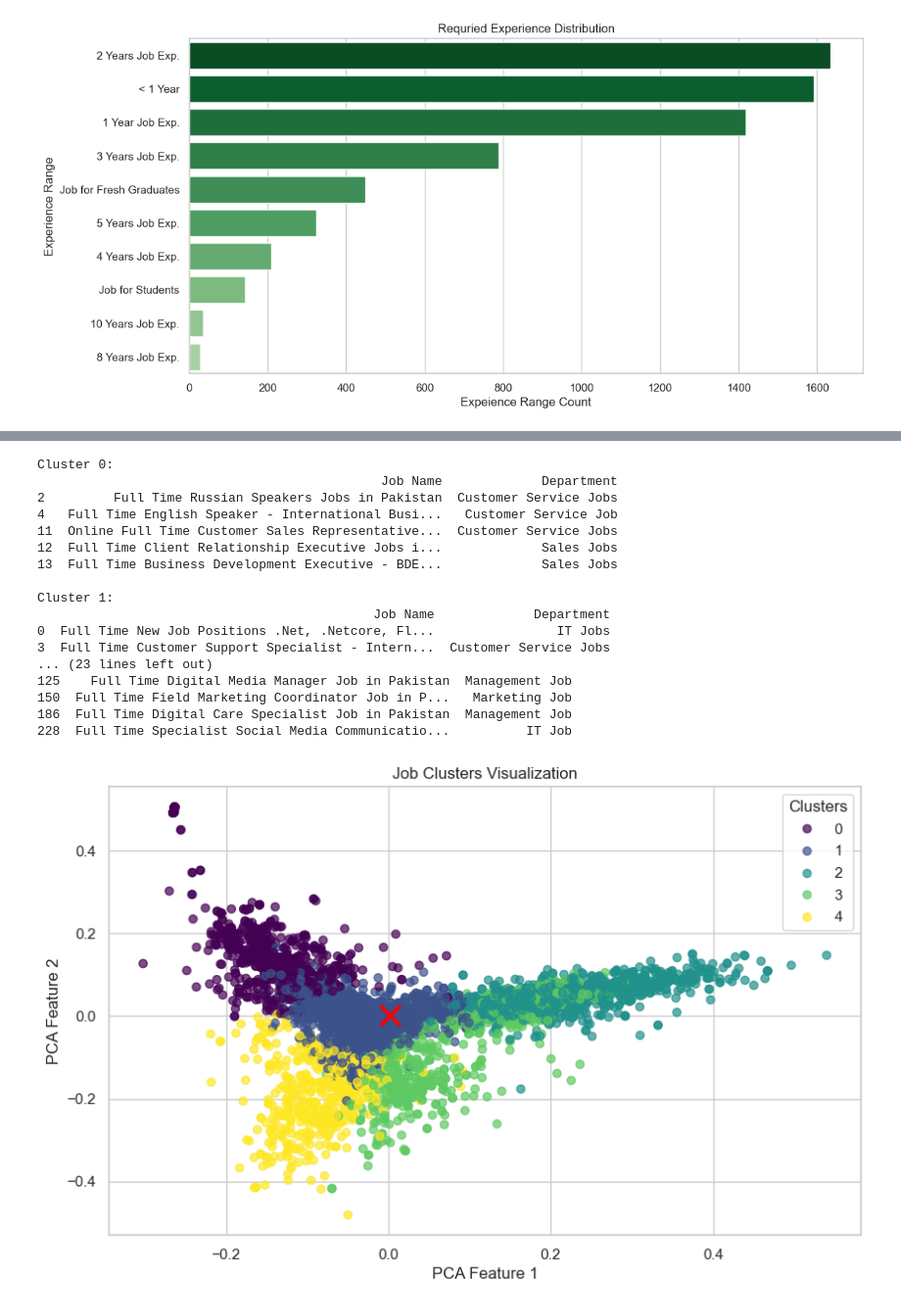
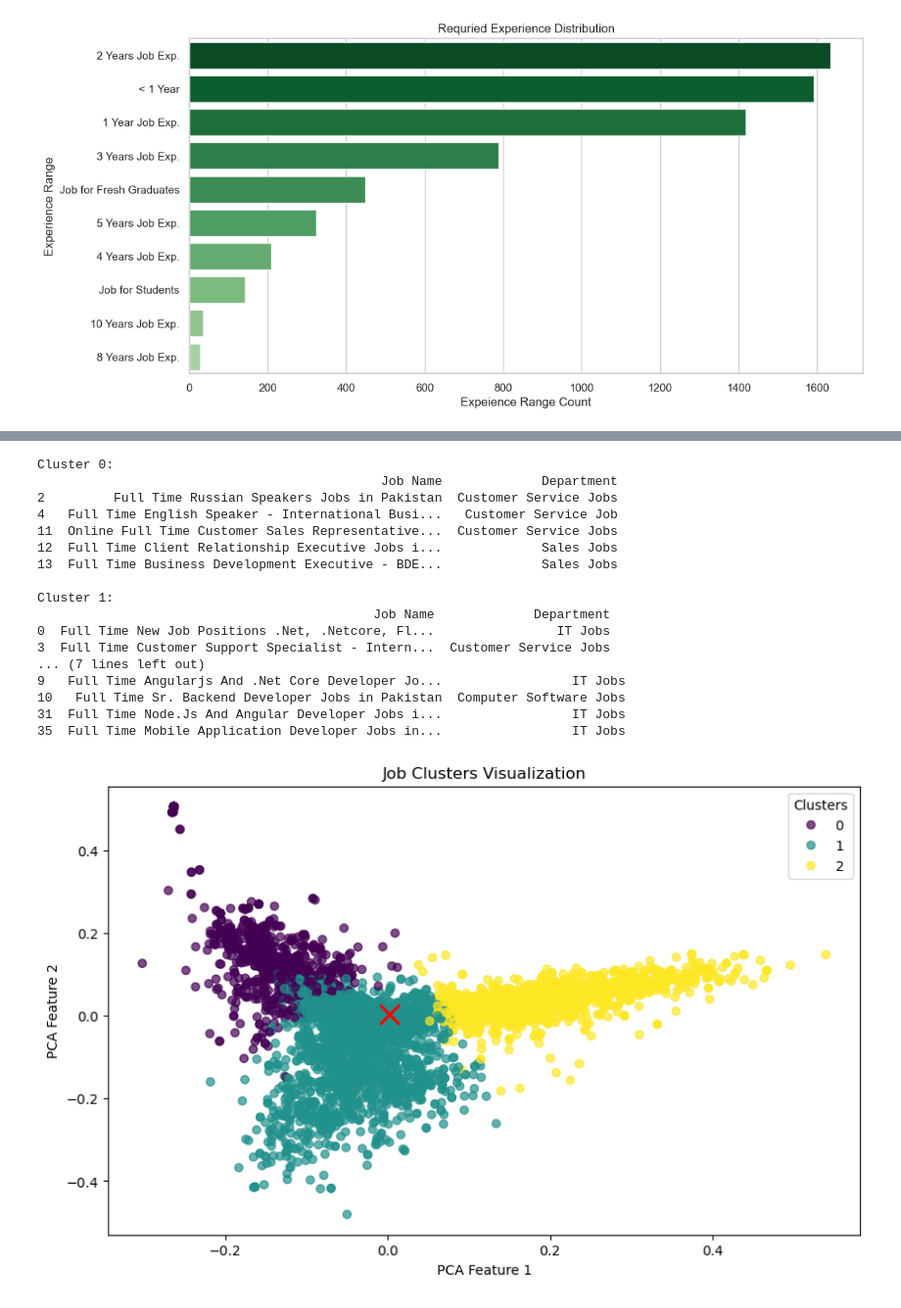
Before and after one commit to hassansultankhan/KMean_machineLearning, a Jupyter notebook: Pakistan_jobs (improved).ipynb, the cells around one changed output, grey strips where cells are left out. Shown: that part at 98% size. Cells and saved outputs as stored; diff of their text form; code cells hidden in the pictures.

```diff
--- a/Pakistan_jobs (improved).ipynb
+++ b/Pakistan_jobs (improved).ipynb
@@ -294,23 +272,0 @@ plt.show()
-# %%
-job_titles = ['Manager','Officer','Developer','Engineer','Specialist','Executive','Analyst','Consultant','Assistant','Coordinator']
-
-job_title_series = {role: df[df['Job Name'].str.contains(role, case=False, na=False)]['YearMonth'].value_counts().sort_index() for role in job_titles}
-df_time_series_roles = pd.DataFrame(job_title_series).fillna(0)
-
-plt.figure(figsize=(15, 8))
-colors = plt.get_cmap('tab10')  # Colormap
-
-for i, role in enumerate(job_titles):  # Use enumerate() here
-    plt.plot(df_time_series_roles.index.to_timestamp(),
-             df_time_series_roles[role],
-             label=role,
-             marker='o',
-             color=colors(i % 10))  # Correct way to assign colors
-
-
-plt.title('Popularity of Job Roles Over Time')
-plt.xlabel('Date (Year-Month)')
-plt.ylabel('Number of Job Postings')
-plt.legend()
-plt.xticks(rotation=45)
-plt.show()
@@ -399,57 +318,56 @@ from sklearn.feature_extraction.text import TfidfVectorizer  # Converts text int
 from sklearn.cluster import KMeans  # Clustering model
 from sklearn.decomposition import PCA  # Dimensionality reduction for visualization
 
-# Step 1: Load the dataset
-df = pd.read_csv("Jobs.csv")  # Replace with your actual file
+df = pd.read_csv("Jobs.csv")
 
-# Step 2: Combine relevant text columns
+
 df['text'] = df['Job Name'].fillna('') + ' ' + df['JD'].fillna('')
 
-# Step 3: Convert text data into numerical vectors using TF-IDF
 vectorizer = TfidfVectorizer(stop_words='english', max_features=5000)
 X = vectorizer.fit_transform(df['text'])
 
-# Step 4: Apply K-Means Clustering
-num_clusters = 5
+#Apply K-Means Clustering
+num_clusters = 3
 kmeans = KMeans(n_clusters=num_clusters, random_state=42)
 df['Cluster'] = kmeans.fit_predict(X)
 
-# Step 5: Print sample jobs from each cluster
+# jobs from each cluster
 for i in range(num_clusters):
     print(f"\nCluster {i}:")
     print(df[df['Cluster'] == i][['Job Name', 'Department']].head(5))  # Show 5 sample jobs
 
-# Step 6: Reduce dimensions to 2D for visualization
+# Reduce dimensions to 2D for visualization, this is used when there is huge amount of data within a cluster and requires 3D to 2D reduction.
 pca = PCA(n_components=2)
-X_pca = pca.fit_transform(X.toarray())  # Convert sparse matrix to dense before PCA
+X_pca = pca.fit_transform(X.toarray())  # Principal Component Analysis (PCA) is a technique used to reduce the number of features (dimensions) in data while keeping the most important information.
+# PCA is a complex topic, i just use it as required. dont have complete understanding of it
 
-# Step 7: Scatter plot of clusters
+# Scatter plot of clusters
 plt.figure(figsize=(10, 6))
 scatter = plt.scatter(X_pca[:, 0], X_pca[:, 1], c=df['Cluster'], cmap='viridis', alpha=0.7)
 plt.scatter(kmeans.cluster_centers_[:, 0], kmeans.cluster_centers_[:, 1], c='red', marker='x', s=200, label='Centroids')
 
 # Add legend and labels
 plt.xlabel("PCA Feature 1")
 plt.ylabel("PCA Feature 2")
 plt.title("Job Clusters Visualization")
 plt.legend(*scatter.legend_elements(), title="Clusters")
 plt.show()
 # %% [output]
 Cluster 0:
                                              Job Name             Department
 2         Full Time Russian Speakers Jobs in Pakistan  Customer Service Jobs
 4   Full Time English Speaker - International Busi...   Customer Service Job
 11  Online Full Time Customer Sales Representative...  Customer Service Jobs
 12  Full Time Client Relationship Executive Jobs i...             Sales Jobs
 13  Full Time Business Development Executive - BDE...             Sales Jobs
 
 Cluster 1:
                                             Job Name             Department
 0  Full Time New Job Positions .Net, .Netcore, Fl...                IT Jobs
 3  Full Time Customer Support Specialist - Intern...  Customer Service Jobs
-... (23 lines left out)
-125    Full Time Digital Media Manager Job in Pakistan  Management Job
-150  Full Time Field Marketing Coordinator Job in P...   Marketing Job
-186  Full Time Digital Care Specialist Job in Pakistan  Management Job
-228  Full Time Specialist Social Media Communicatio...          IT Job
+... (7 lines left out)
+9   Full Time Angularjs And .Net Core Developer Jo...                 IT Jobs
+10   Full Time Sr. Backend Developer Jobs in Pakistan  Computer Software Jobs
+31  Full Time Node.Js And Angular Developer Jobs i...                 IT Jobs
+35  Full Time Mobile Application Developer Jobs in...                 IT Jobs
-[figure, old version]
+[figure, new version]
```
Also changed, not shown: parts of 11 cells of this notebook, 1 other file.
